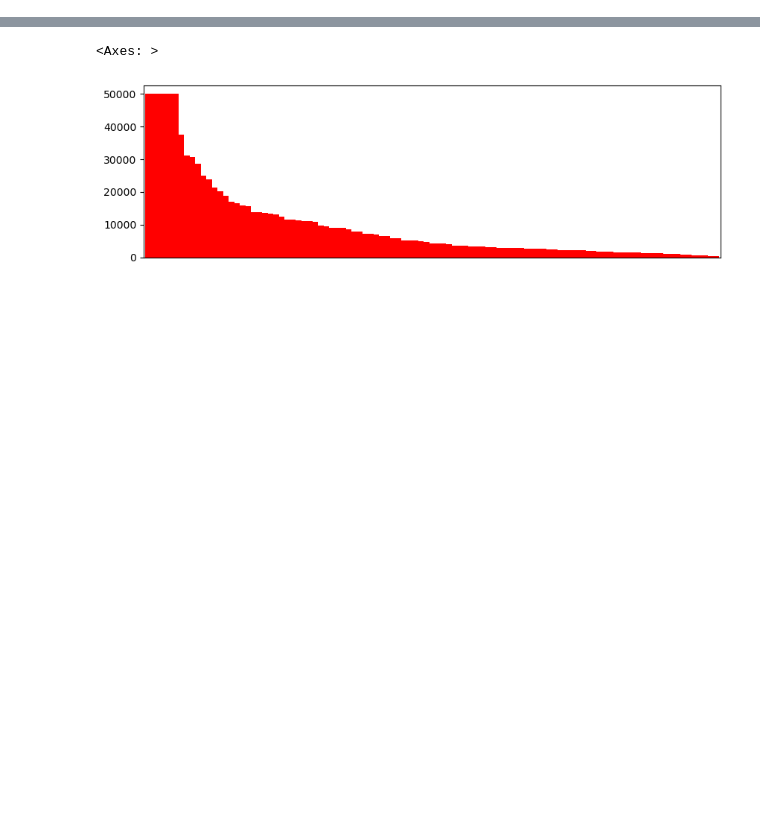
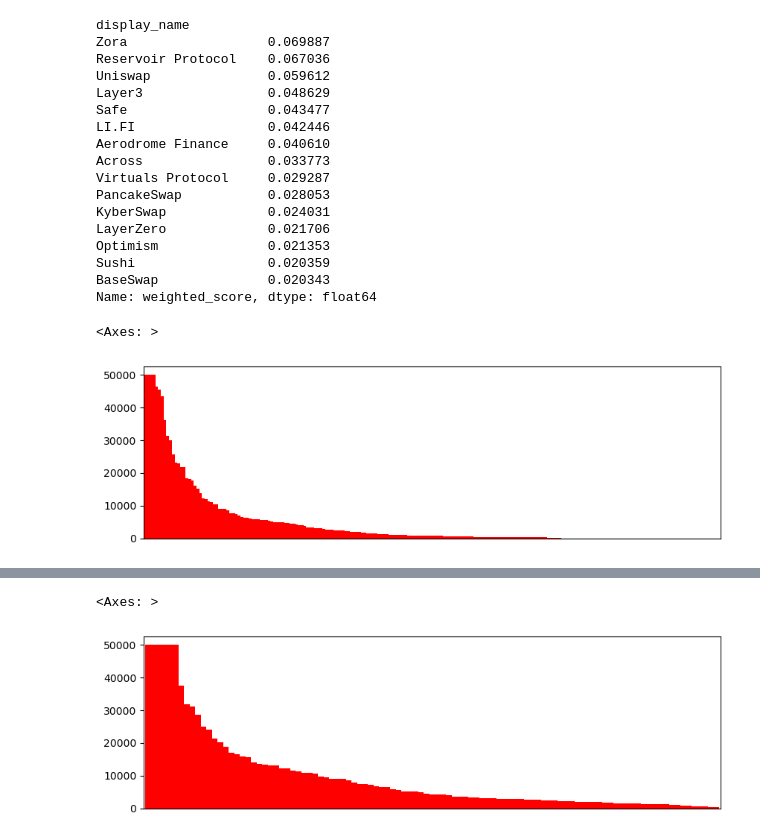
Before and after one commit to theChriscen/Retro-Funding, a Jupyter notebook: Test Algo.ipynb, the cells around one changed output, grey strips where cells are left out. Drawn from its saved outputs; the diff is of its cells as text; code cells hidden in the pictures; blank space fills up the shorter version.

Commit message:
chore: update test algo to work with new allocator logic

```diff
--- a/Test Algo.ipynb
+++ b/Test Algo.ipynb
@@ -48,4 +47,37 @@ rewards.sort_values(ascending=False).plot(kind='bar', xticks=[], xlabel='', colo
 [figure]
+# %%
+alloc = AllocationConfig(budget=1_000_000, min_amount_per_project=200, max_share_per_project=0.05)
+sim_cfg.metric_variants.update({'Adoption': 0.0, 'Growth': 0, 'Retention': 1.0})
+sim_cfg.metrics.update({'monthly_active_farcaster_users': 1.0})
+
+calculator = OnchainBuildersCalculator(sim_cfg)
+analysis = calculator.run_analysis(df_data)
+
+scores = analysis['final_results']['weighted_score'].reset_index().set_index('display_name')['weighted_score']
+print(scores.head(15))
+
+rewards = allocate_with_constraints(scores, alloc, print_results=False)
+rewards.sort_values(ascending=False).plot(kind='bar', xticks=[], xlabel='', color='red', width=1, figsize=(10,3))
+# %% [output]
+display_name
+Zora                  0.069887
+Reservoir Protocol    0.067036
+Uniswap               0.059612
+Layer3                0.048629
+Safe                  0.043477
+LI.FI                 0.042446
+Aerodrome Finance     0.040610
+Across                0.033773
+Virtuals Protocol     0.029287
+PancakeSwap           0.028053
+KyberSwap             0.024031
+LayerZero             0.021706
+Optimism              0.021353
+Sushi                 0.020359
+BaseSwap              0.020343
+Name: weighted_score, dtype: float64
+<Axes: >
+[figure, added]
 # %%
 ## Devtooling
 # %%
```
Also changed, not shown: parts of 3 cells of this notebook.
